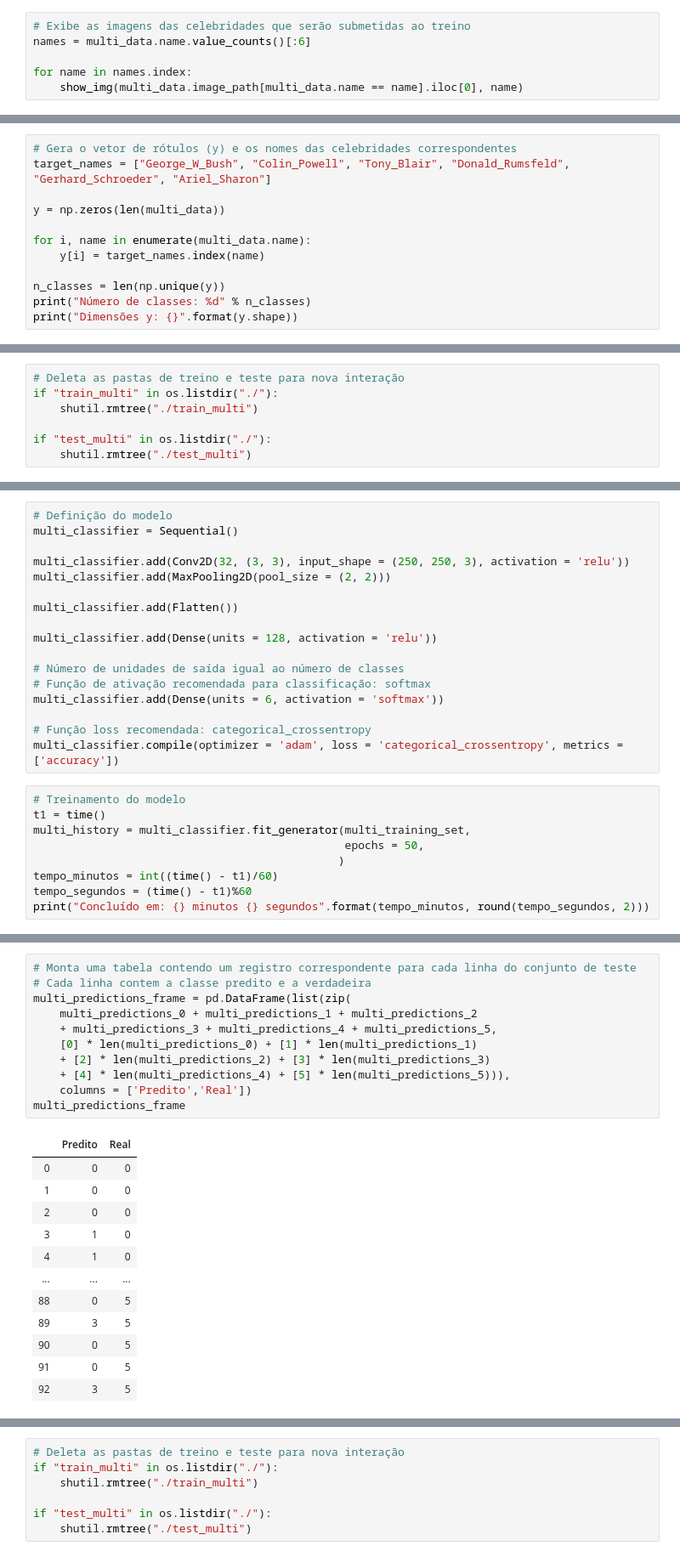
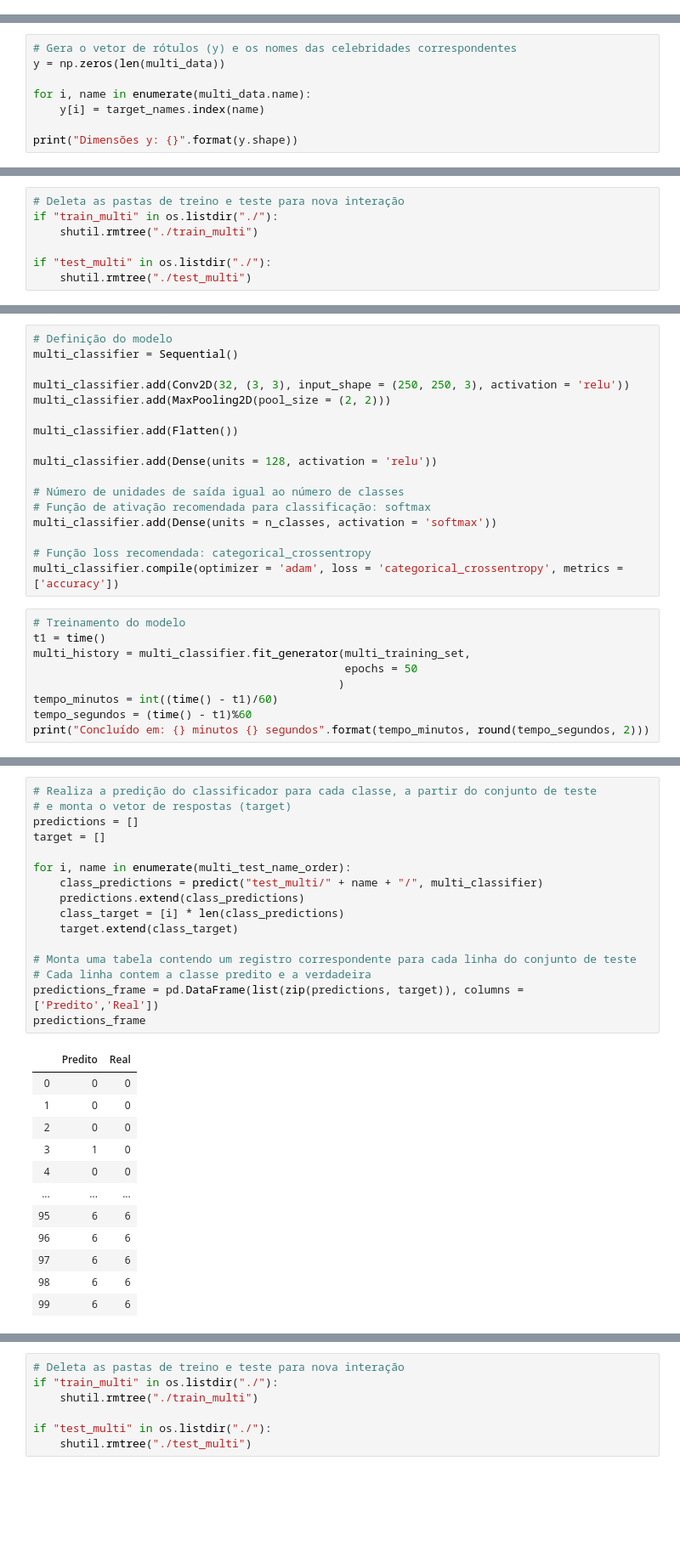
Before and after one commit to andrebiaggi/reconhecimento_facial, a Jupyter notebook: reconhecimento_facial.ipynb, the cells around one changed output, grey strips where cells are left out. Shown at 85% size. Cells and saved outputs as stored; diff of their text form; blank space fills up the shorter version.

```diff
--- a/reconhecimento_facial.ipynb
+++ b/reconhecimento_facial.ipynb
@@ -152,6 +172,0 @@ Name: name, dtype: int64
-# %%
-# Exibe as imagens das celebridades que serão submetidas ao treino
-names = multi_data.name.value_counts()[:6]
-
-for name in names.index:
-    show_img(multi_data.image_path[multi_data.name == name].iloc[0], name)
@@ -186,13 +194,9 @@ Dimensões X: (462, 62500)
 # %%
 # Gera o vetor de rótulos (y) e os nomes das celebridades correspondentes
-target_names = ["George_W_Bush", "Colin_Powell", "Tony_Blair", "Donald_Rumsfeld", "Gerhard_Schroeder", "Ariel_Sharon"]
-
 y = np.zeros(len(multi_data))
 
 for i, name in enumerate(multi_data.name):
     y[i] = target_names.index(name)
 
-n_classes = len(np.unique(y))
-print("Número de classes: %d" % n_classes)
 print("Dimensões y: {}".format(y.shape))
 # %% [output]
@@ -341,7 +344,7 @@ multi_classifier.add(Dense(units = 128, activation = 'relu'))
 
 # Número de unidades de saída igual ao número de classes
 # Função de ativação recomendada para classificação: softmax
-multi_classifier.add(Dense(units = 6, activation = 'softmax'))
+multi_classifier.add(Dense(units = n_classes, activation = 'softmax'))
 
 # Função loss recomendada: categorical_crossentropy
 multi_classifier.compile(optimizer = 'adam', loss = 'categorical_crossentropy', metrics = ['accuracy'])
@@ -349,7 +352,7 @@ multi_classifier.compile(optimizer = 'adam', loss = 'categorical_crossentropy',
 # Treinamento do modelo
 t1 = time()
 multi_history = multi_classifier.fit_generator(multi_training_set,
-                                               epochs = 50,
+                                               epochs = 50
                                               )
 tempo_minutos = int((time() - t1)/60)
 tempo_segundos = (time() - t1)%60
@@ -419,24 +420,29 @@ multi_predictions_5 = predictions("test_multi/" + multi_test_name_order[5] + "/"
 # %%
+# Realiza a predição do classificador para cada classe, a partir do conjunto de teste
+# e monta o vetor de respostas (target)
+predictions = []
+target = []
+
+for i, name in enumerate(multi_test_name_order):
+    class_predictions = predict("test_multi/" + name + "/", multi_classifier)
+    predictions.extend(class_predictions)
+    class_target = [i] * len(class_predictions)
+    target.extend(class_target)
+
 # Monta uma tabela contendo um registro correspondente para cada linha do conjunto de teste
 # Cada linha contem a classe predito e a verdadeira
-multi_predictions_frame = pd.DataFrame(list(zip(
-    multi_predictions_0 + multi_predictions_1 + multi_predictions_2
-    + multi_predictions_3 + multi_predictions_4 + multi_predictions_5,
-    [0] * len(multi_predictions_0) + [1] * len(multi_predictions_1)
-    + [2] * len(multi_predictions_2) + [3] * len(multi_predictions_3)
-    + [4] * len(multi_predictions_4) + [5] * len(multi_predictions_5))),
-    columns = ['Predito','Real'])
-multi_predictions_frame
+predictions_frame = pd.DataFrame(list(zip(predictions, target)), columns = ['Predito','Real'])
+predictions_frame
 # %% [output]
 |  | Predito | Real |
 | 0 | 0 | 0 |
 | 1 | 0 | 0 |
 | 2 | 0 | 0 |
 | 3 | 1 | 0 |
-| 4 | 1 | 0 |
+| 4 | 0 | 0 |
 | ... | ... | ... |
-| 88 | 0 | 5 |
-| 89 | 3 | 5 |
-| 90 | 0 | 5 |
-| 91 | 0 | 5 |
-| 92 | 3 | 5 |
+| 95 | 6 | 6 |
+| 96 | 6 | 6 |
+| 97 | 6 | 6 |
+| 98 | 6 | 6 |
+| 99 | 6 | 6 |
```
Also changed, not shown: parts of 23 cells of this notebook.
